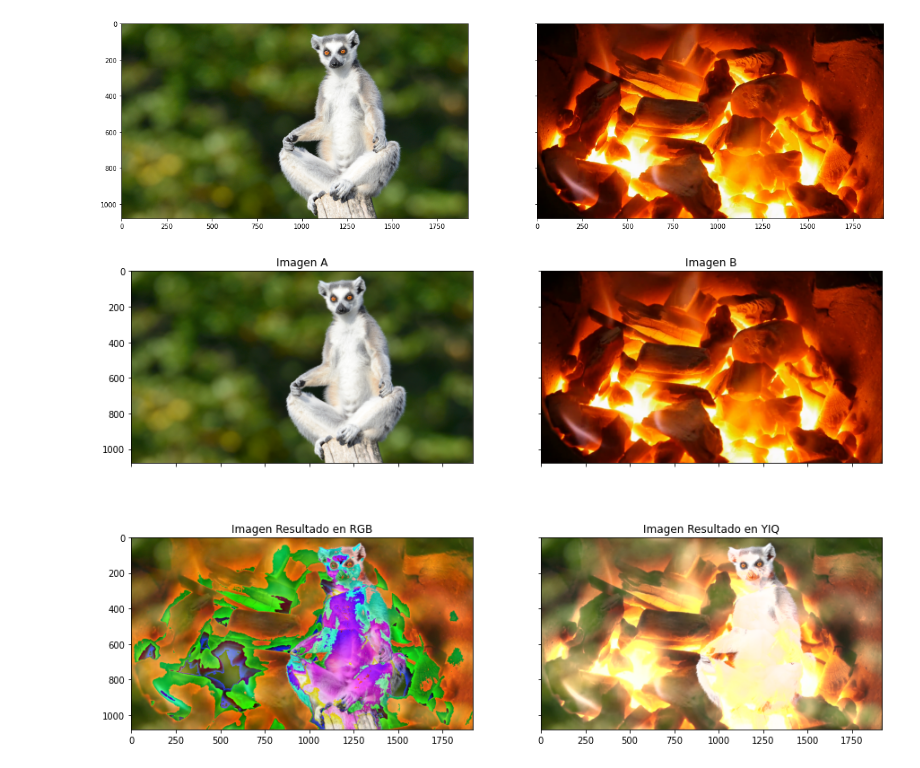
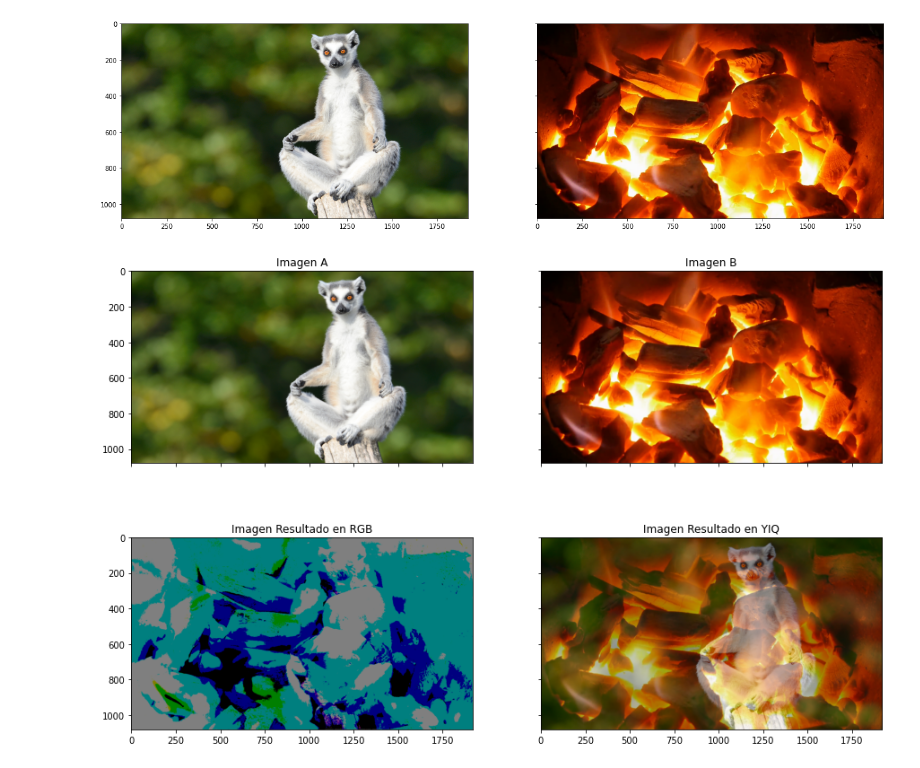
Before and after one commit to SebasthianCP/ProcesamientoImagenes, a Jupyter notebook: PDI_TP3.ipynb, the cells around one changed output. Cells and saved outputs as stored; diff of their text form; code cells hidden in the pictures.

```diff
--- a/PDI_TP3.ipynb
+++ b/PDI_TP3.ipynb
@@ -87,23 +87,27 @@ def YIQtoRGB(img_yiq):
 def set_operation_context(img_A, img_B):
   dims_A = img_A.shape
   dims_B = img_B.shape
+  img_A_norm = img_A / 255
+  img_B_norm = img_B / 255
   yiq_A = RGBtoYIQ(img_A)
   yiq_B = RGBtoYIQ(img_B)
 
   def operate_images(rgb_op_type, yiq_op_type):
     #RGB SPACE OPERATIONS
+    img_C_norm = np.zeros(dims_A)
     img_C_RGB = np.zeros(dims_A)
     if rgb_op_type == 'Suma clampeada':
-      img_C_RGB[:] = img_A + img_B
+      img_C_norm[:] = img_A_norm + img_B_norm
     elif rgb_op_type == 'Resta clampeada':
-      img_C_RGB[:] = img_A - img_B
+      img_C_norm[:] = img_A_norm - img_B_norm
     elif rgb_op_type == 'Suma promediada':
-      img_C_RGB[:] = (img_A + img_B) // 2
+      img_C_norm[:] = (img_A_norm + img_B_norm) / 2
     elif rgb_op_type == 'Resta promediada':
-      img_C_RGB[:] = (img_A - img_B) // 2 + 128
+      img_C_norm[:] = (img_A_norm - img_B_norm) // 2 + 0.5
 
     #CLIPPING
-    np.clip(img_C_RGB, 0, 255, out=img_C_RGB)
+    np.clip(img_C_norm, 0, 1, out=img_C_norm)
+    np.clip(np.floor(img_C_norm * 255), 0, 255, out=img_C_RGB)
 
     #YIQ SPACE OPERATIONS
     yiq_C = np.zeros(dims_A)
@@ -133,7 +137,7 @@ def set_operation_context(img_A, img_B):
     img_C_YIQ = YIQtoRGB(yiq_C)
 
     #RETURN IMAGE
-    return np.uint8(np.floor(img_C_RGB)), img_C_YIQ
+    return np.uint8(img_C_RGB), img_C_YIQ
 
   #RETURN SETTED FUNCTION
   return operate_images
@@ -141,25 +145,25 @@ def set_operation_context(img_A, img_B):
 operate_imgs = set_operation_context(img_A, img_B)
 # %%
 #@title Suma y resta de imágenes {run:"auto"}
-rgb_op = 'Suma clampeada' #@param ['Suma clampeada','Resta clampeada', 'Suma promediada', 'Resta promediada']
-yiq_op = 'Suma clampeada' #@param ['Suma clampeada','Resta clampeada', 'Suma promediada', 'Resta promediada', 'if-lighter', 'if-darker']
+rgb_op = 'Resta promediada' #@param ['Suma clampeada','Resta clampeada', 'Suma promediada', 'Resta promediada']
+yiq_op = 'Suma promediada' #@param ['Suma clampeada','Resta clampeada', 'Suma promediada', 'Resta promediada', 'if-lighter', 'if-darker']
 
 img_RGB, img_YIQ = operate_imgs(rgb_op, yiq_op)
 
 #PLOTTING
 fig_results, axs_results = plt.subplots(2, 2, sharex=True, sharey=True, figsize=(15,10))
 #figsize=(img_A.shape[0], img_A.shape[1])
 axs_results[0, 0].imshow(img_A)
 axs_results[0, 0].set_title("Imagen A")
 axs_results[0, 1].imshow(img_B)
 axs_results[0, 1].set_title("Imagen B")
 axs_results[1, 0].imshow(img_RGB)
 axs_results[1, 0].set_title("Imagen Resultado en RGB")
 axs_results[1, 1].imshow(img_YIQ)
 axs_results[1, 1].set_title("Imagen Resultado en YIQ")
 plt.show()
 # %% [output]
-[figure, old version]
+[figure, new version]
 # %% [markdown]
 ## Resultados
 
```
Also changed, not shown: parts of 1 cell of this notebook.
